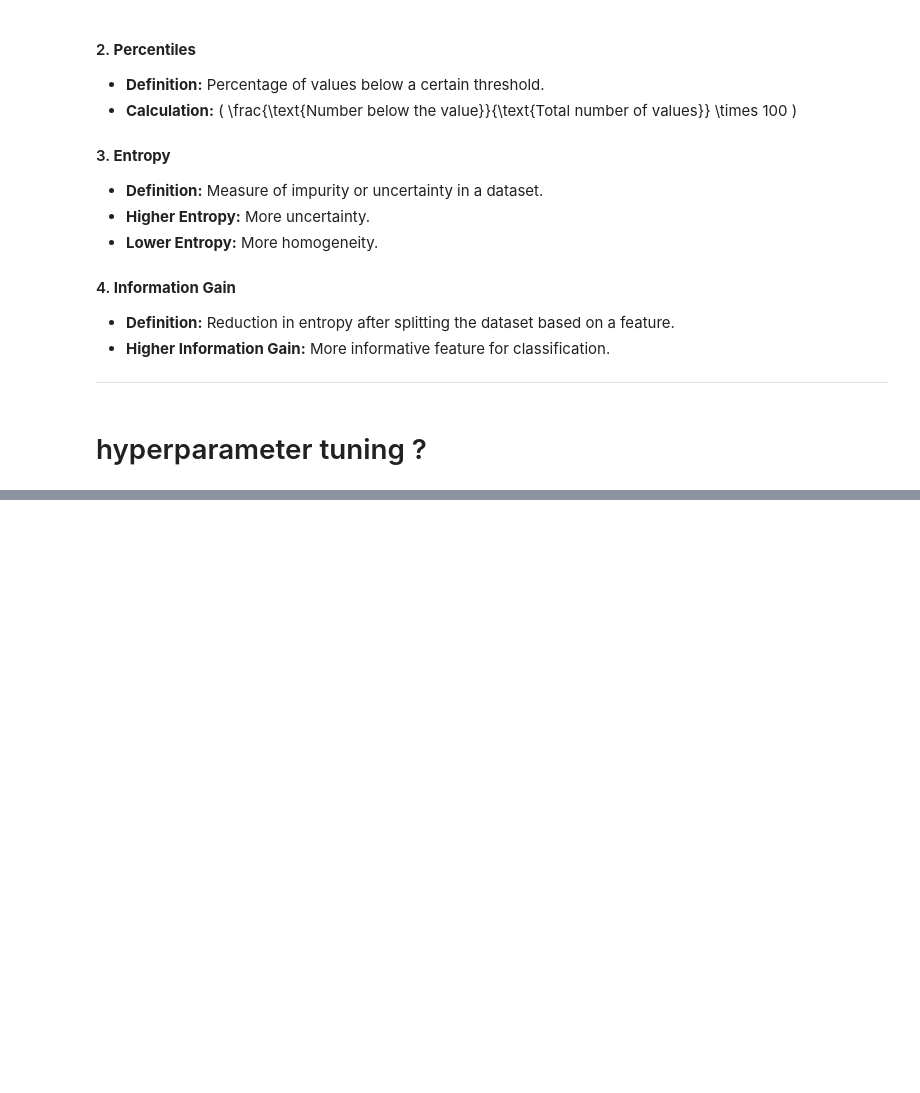
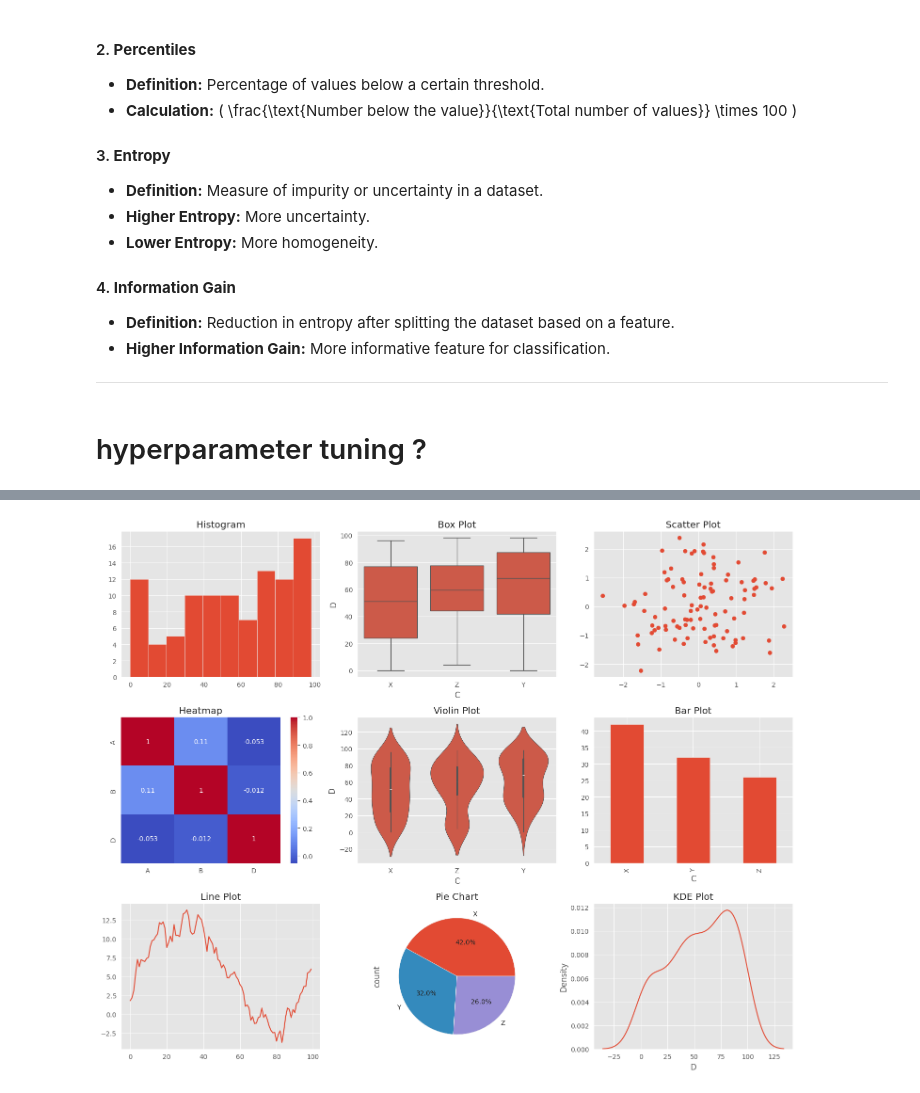
Before and after one commit to satyaprakashdhfm/ML--DL--NOTES, a Jupyter notebook: 0.DATA PREPROCESSIN/NOTES_EDA.ipynb, the cells around one changed output, grey strips where cells are left out. Cells and saved outputs as stored; diff of their text form; code cells hidden in the pictures; blank space fills up the shorter version.

```diff
--- a/0.DATA PREPROCESSIN/NOTES_EDA.ipynb
+++ b/0.DATA PREPROCESSIN/NOTES_EDA.ipynb
@@ -567,0 +812,82 @@ Would you like me to help you implement one of these methods for your specific c
+# %%
+import matplotlib.pyplot as plt
+import seaborn as sns
+import pandas as pd
+import numpy as np
+
+# Create a sample dataset
+np.random.seed(0)
+df = pd.DataFrame({
+    'A': np.random.randn(100),
+    'B': np.random.randn(100),
+    'C': np.random.choice(['X', 'Y', 'Z'], 100),
+    'D': np.random.randint(0, 100, 100)
+})
+
+# Set up the plot
+plt.figure(figsize=(15, 12))
+
+# 1. Histogram
+plt.subplot(331)
+plt.hist(df['D'], bins=10)
+plt.title('Histogram')
+
+# 2. Box Plot
+plt.subplot(332)
+sns.boxplot(x='C', y='D', data=df)
+plt.title('Box Plot')
+
+# 3. Scatter Plot
+plt.subplot(333)
+plt.scatter(df['A'], df['B'])
+plt.title('Scatter Plot')
+
+# 4. Heatmap
+plt.subplot(334)
+sns.heatmap(df[['A', 'B', 'D']].corr(), annot=True, cmap='coolwarm')
+plt.title('Heatmap')
+
+# 5. Violin Plot
+plt.subplot(335)
+sns.violinplot(x='C', y='D', data=df)
+plt.title('Violin Plot')
+
+# 6. Bar Plot
+plt.subplot(336)
+df['C'].value_counts().plot(kind='bar')
+plt.title('Bar Plot')
+
+# 7. Line Plot
+plt.subplot(337)
+plt.plot(range(100), df['A'].cumsum())
+plt.title('Line Plot')
+
+# 8. Pie Chart
+plt.subplot(338)
+df['C'].value_counts().plot(kind='pie', autopct='%1.1f%%')
+plt.title('Pie Chart')
+
+# 9. KDE Plot
+plt.subplot(339)
+sns.kdeplot(data=df['D'])
+plt.title('KDE Plot')
+
+# Adjust layout and display
+plt.tight_layout()
+plt.show()
+
+# Separate plots that don't fit well in the main figure
+
+# 10. Pair Plot
+plt.figure(figsize=(8, 6))
+sns.pairplot(df[['A', 'B', 'D']], corner=True)
+plt.suptitle('Pair Plot', y=1.02)
+plt.show()
+
+# 11. Facet Grid
+g = sns.FacetGrid(df, col="C", height=4, aspect=.5)
+g.map(sns.histplot, "D", bins=10)
+g.fig.suptitle('Facet Grid', y=1.02)
+plt.show()
+# %% [output]
+[figure, added]
```
Also changed, not shown: parts of 14 cells of this notebook.
